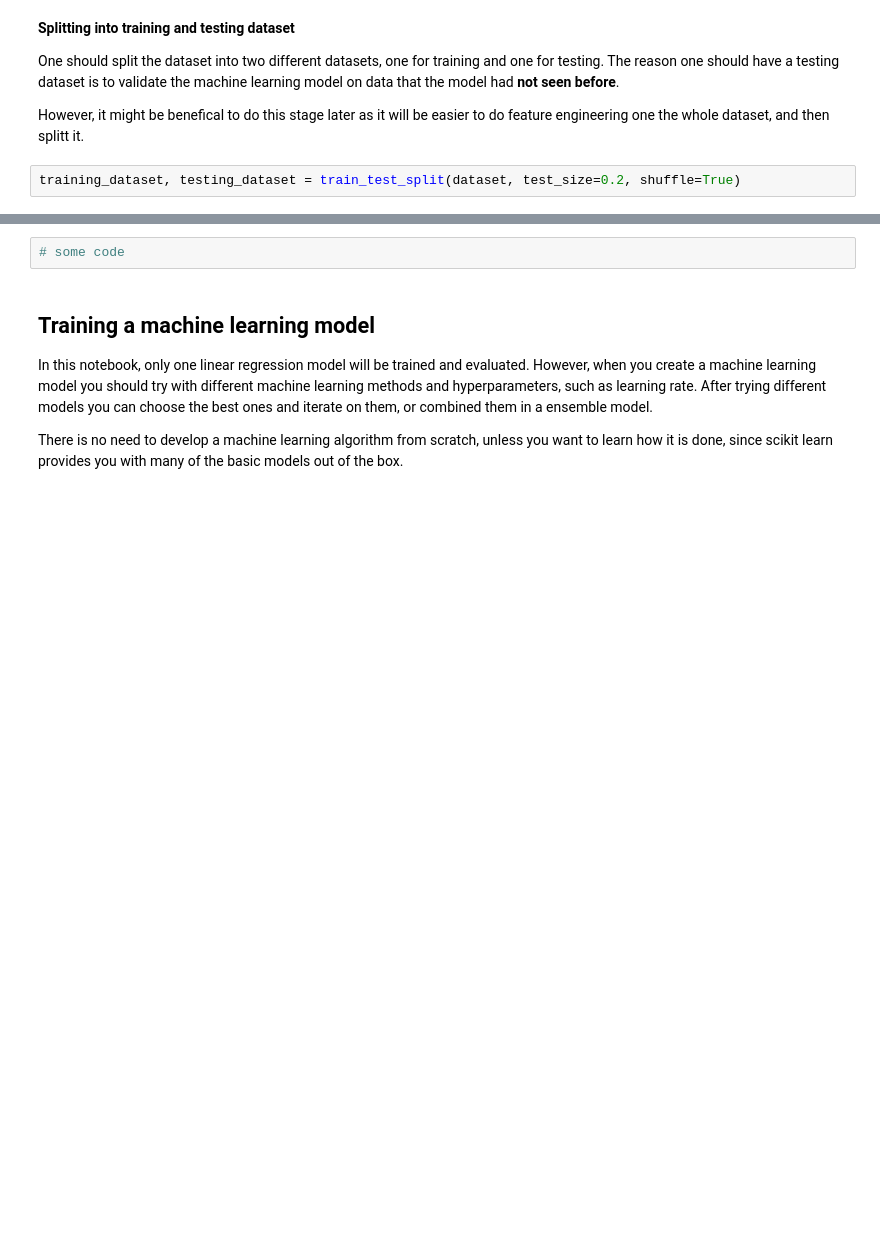
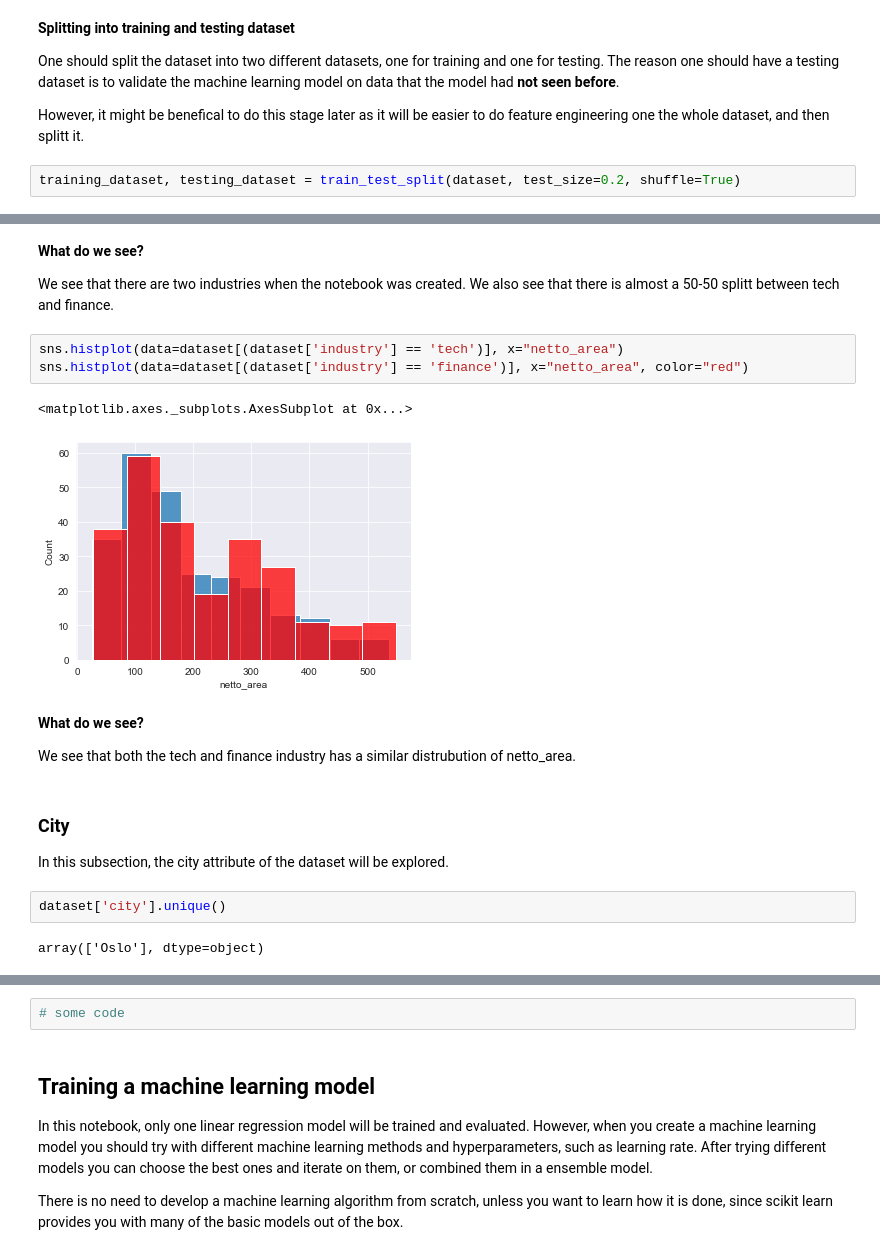
Before and after one commit to arealizeai/code2021-ML-case, a Jupyter notebook: Introduction notebook.ipynb, the cells around one changed output, grey strips where cells are left out. Saved outputs shown, nothing was run; the diff lists cells and outputs as text; blank space fills up the shorter version.

```diff
--- a/Introduction notebook.ipynb
+++ b/Introduction notebook.ipynb
@@ -69,0 +116,21 @@ dataset.describe()
+# %% [markdown]
+**What do we see?**
+
+We see that there are two industries when the notebook was created. We also see that there is almost a 50-50 splitt between tech and finance.
+# %%
+sns.histplot(data=dataset[(dataset['industry'] == 'tech')], x="netto_area")
+sns.histplot(data=dataset[(dataset['industry'] == 'finance')], x="netto_area", color="red")
+# %% [output]
+<matplotlib.axes._subplots.AxesSubplot at 0x...>
+[figure, added]
+# %% [markdown]
+**What do we see?**
+
+We see that both the tech and finance industry has a similar distrubution of netto_area.
+# %% [markdown]
+### City
+In this subsection, the city attribute of the dataset will be explored.
+# %%
+dataset['city'].unique()
+# %% [output]
+array(['Oslo'], dtype=object)
```
Also changed, not shown: parts of 35 cells of this notebook, 2 other files.
